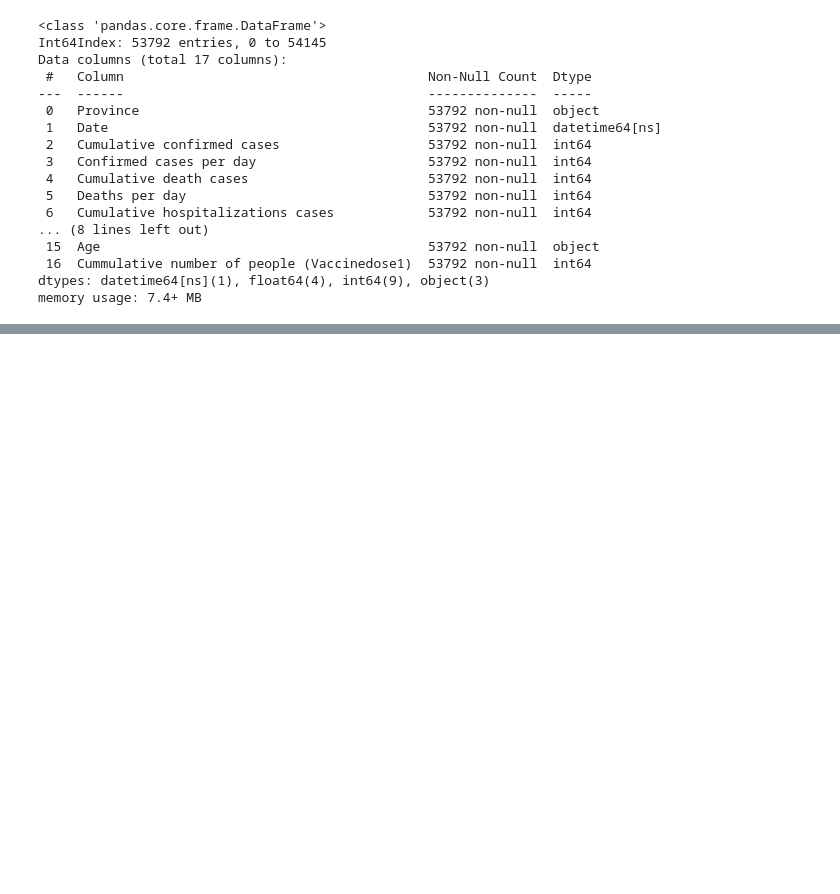
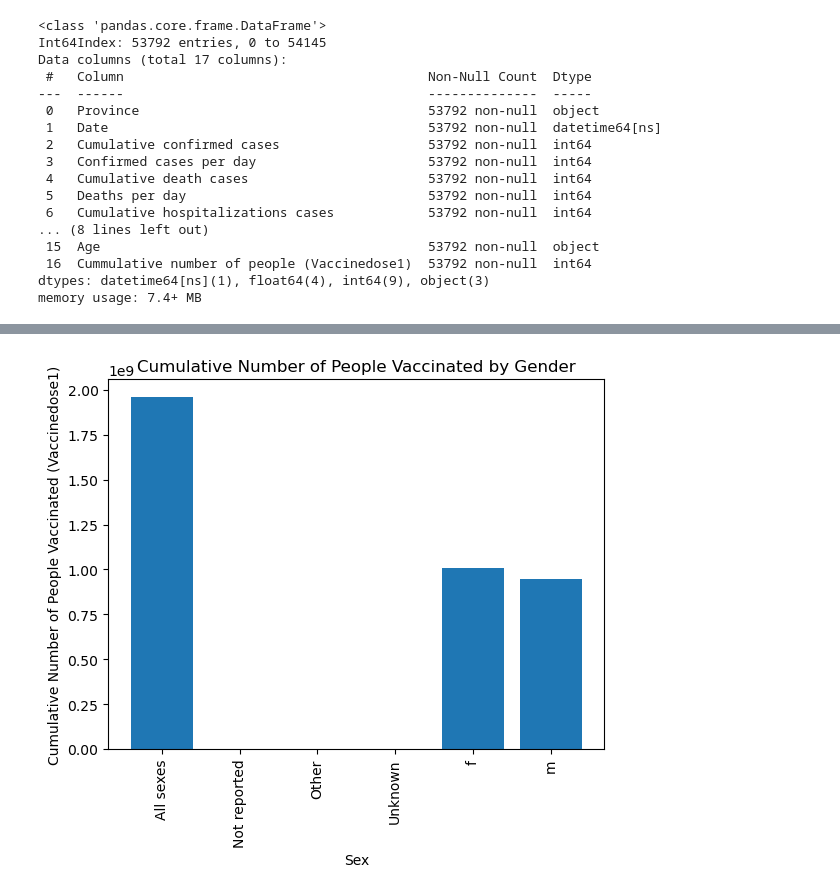
Before and after one commit to svafaeva93/COVID-19_project_work, a Jupyter notebook: project2attempt.ipynb, the cells around one changed output, grey strips where cells are left out. Drawn from its saved outputs; the diff is of its cells as text; code cells hidden in the pictures; blank space fills up the shorter version.

```diff
--- a/project2attempt.ipynb
+++ b/project2attempt.ipynb
@@ -352,0 +350,20 @@ ValueError: Image size of 151153x774 pixels is too large. It must be less than 2
+# %%
+# Group the data by 'sex' and calculate the sum of 'Cummulative number of people (Vaccinedose1)'
+grouped_df = merged_df.groupby('Sex')['Cummulative number of people (Vaccinedose1)'].sum().reset_index()
+
+# Sort the data by 'Age' column
+grouped_df = grouped_df.sort_values('Sex')
+
+# Plot the data
+
+plt.bar(grouped_df['Sex'], grouped_df['Cummulative number of people (Vaccinedose1)'])
+plt.xlabel('Sex')
+plt.ylabel('Cumulative Number of People Vaccinated (Vaccinedose1)')
+plt.title('Cumulative Number of People Vaccinated by Gender')
+plt.xticks(rotation=90)
+
+# Save the plot as a PNG image
+plt.savefig('vaccination_plot.png', bbox_inches='tight')
+plt.show()
+# %% [output]
+[figure, added]
```
Also changed, not shown: parts of 3 cells of this notebook, 1 other file.
